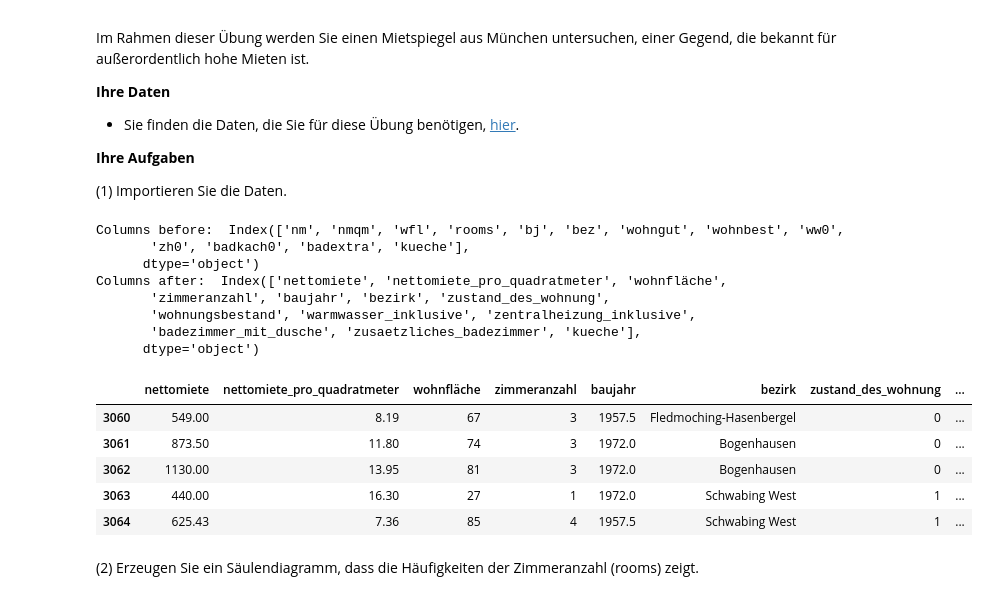
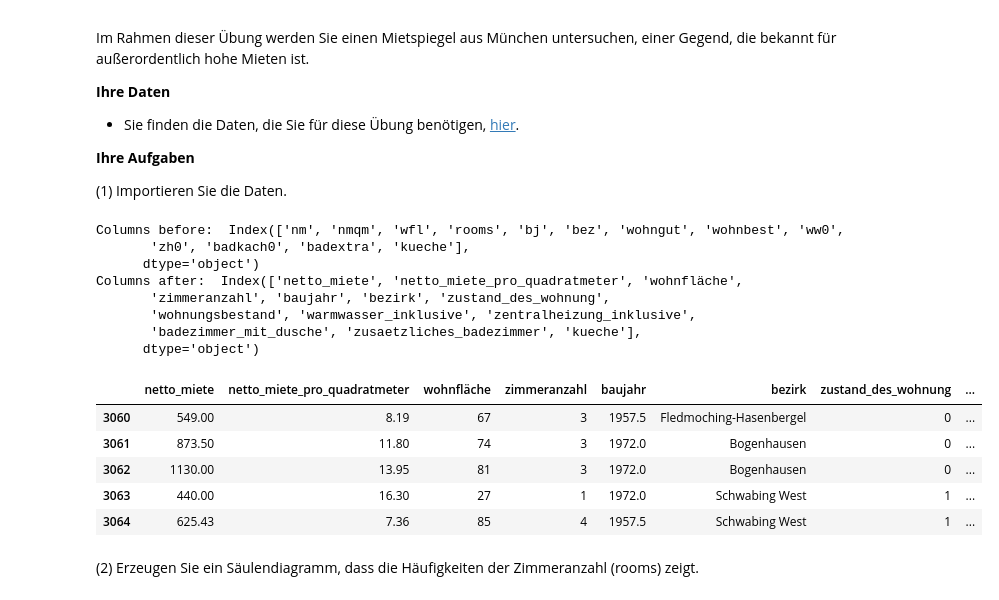
Before and after one commit to cortex359/ds.ss24, a Jupyter notebook: marine_u04/TSRI-4.ipynb, the cells around one changed output. Cells and saved outputs as stored; diff of their text form; code cells hidden in the pictures.

```diff
--- a/marine_u04/TSRI-4.ipynb
+++ b/marine_u04/TSRI-4.ipynb
@@ -230,34 +230,34 @@ Im Rahmen dieser Übung werden Sie einen Mietspiegel aus München untersuchen, e
 # %%
 # Reading the data mit sep=' ' weil die Werte durch Leerzeichen getrennt sind
 miete = pd.read_csv("mietspiegel2015.txt", sep=' ')
 
 # Die Spaltenname sind schwer zu lesen, deshalb benennen wir die um (inplace = True, damit die Änderungen direkt im DataFrame gespeichert werden und kein neuer DataFrame erstellt wird)
 print("Columns before: ", miete.columns)
-miete.rename(columns={'nm':'nettomiete',
-                      'nmqm': 'nettomiete_pro_quadratmeter',
+miete.rename(columns={'nm':'netto_miete',
+                      'nmqm': 'netto_miete_pro_quadratmeter',
                       'wfl': 'wohnfläche',
                       'rooms': 'zimmeranzahl',
                       'bj': "baujahr",
                       'bez': 'bezirk',
                       'wohngut': 'zustand_des_wohnung',
                       'wohnbest': 'wohnungsbestand',
                       'ww0': 'warmwasser_inklusive',
                       'zh0': 'zentralheizung_inklusive',
                       'badkach0': 'badezimmer_mit_dusche',
                       'badextra': 'zusaetzliches_badezimmer'
                       }, inplace=True)
 print("Columns after: ", miete.columns)
 miete.tail()
 # %% [output]
 Columns before:  Index(['nm', 'nmqm', 'wfl', 'rooms', 'bj', 'bez', 'wohngut', 'wohnbest', 'ww0',
        'zh0', 'badkach0', 'badextra', 'kueche'],
       dtype='object')
-Columns after:  Index(['nettomiete', 'nettomiete_pro_quadratmeter', 'wohnfläche',
+Columns after:  Index(['netto_miete', 'netto_miete_pro_quadratmeter', 'wohnfläche',
        'zimmeranzahl', 'baujahr', 'bezirk', 'zustand_des_wohnung',
        'wohnungsbestand', 'warmwasser_inklusive', 'zentralheizung_inklusive',
        'badezimmer_mit_dusche', 'zusaetzliches_badezimmer', 'kueche'],
       dtype='object')
-|  | nettomiete | nettomiete_pro_quadratmeter | wohnfläche | zimmeranzahl | baujahr | bezirk | zustand_des_wohnung | ... |
+|  | netto_miete | netto_miete_pro_quadratmeter | wohnfläche | zimmeranzahl | baujahr | bezirk | zustand_des_wohnung | ... |
 | 3060 | 549.00 | 8.19 | 67 | 3 | 1957.5 | Fledmoching-Hasenbergel | 0 | ... |
 | 3061 | 873.50 | 11.80 | 74 | 3 | 1972.0 | Bogenhausen | 0 | ... |
 | 3062 | 1130.00 | 13.95 | 81 | 3 | 1972.0 | Bogenhausen | 0 | ... |
```
Also changed, not shown: parts of 5 cells of this notebook.
